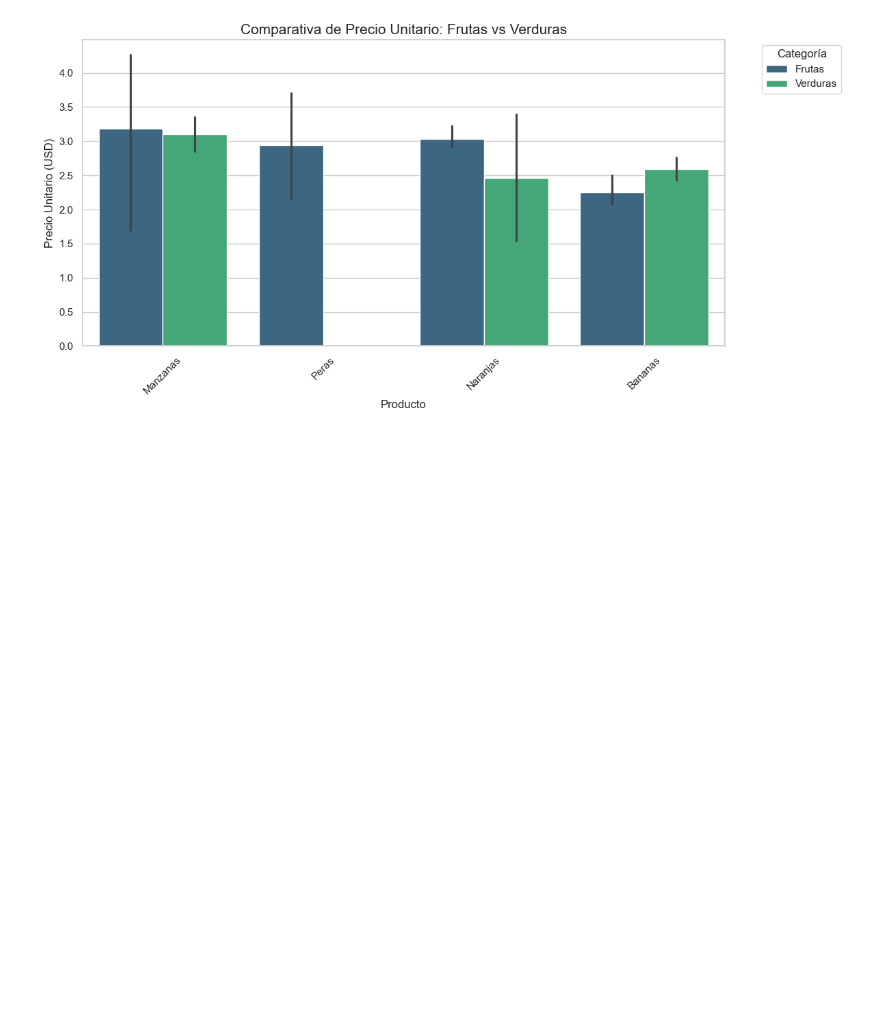
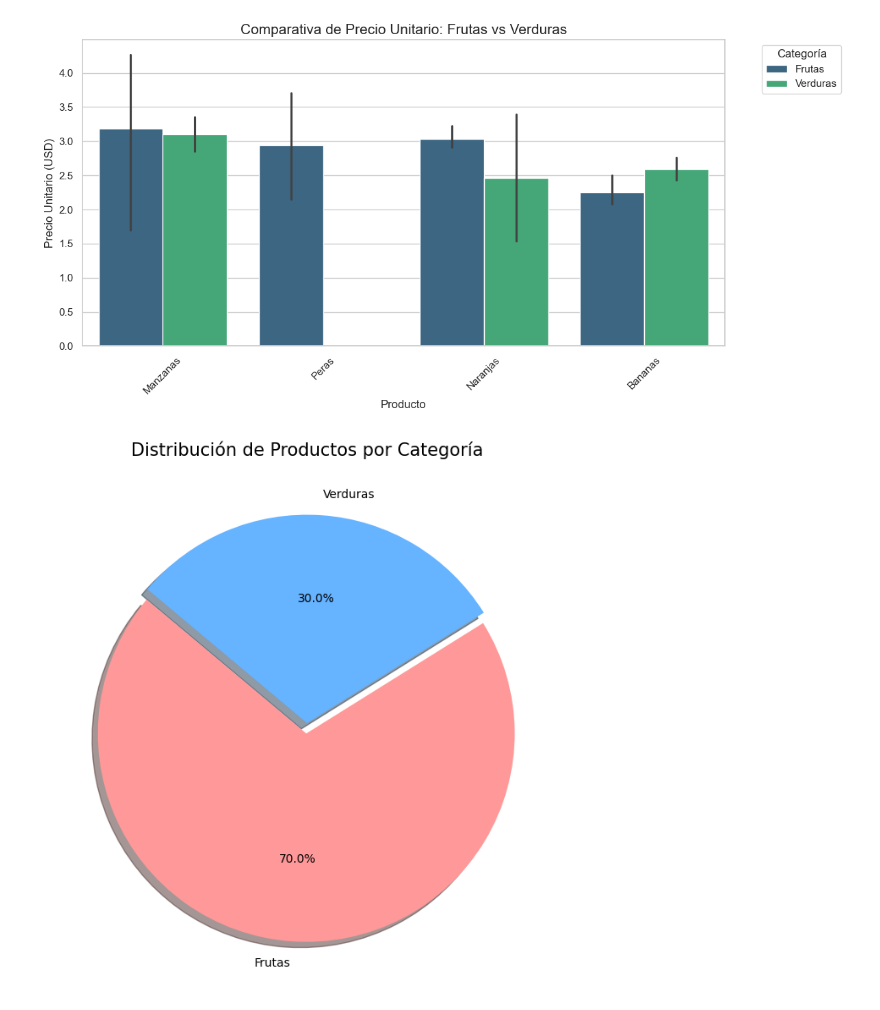
Before and after one commit to AngieJu2023/Proyectos, a Jupyter notebook: Analisis_Ventas.ipynb, the cells around one changed output. Saved outputs shown, nothing was run; the diff lists cells and outputs as text; code cells hidden in the pictures; blank space fills up the shorter version.

Commit message:
Agregué gráfico de torta para categorías

```diff
--- a/Analisis_Ventas.ipynb
+++ b/Analisis_Ventas.ipynb
@@ -184,3 +184,33 @@ plt.show()
 # %% [output]
 La columna ya es numérica, saltando conversión.
 [figure]
+# %%
+import pandas as pd
+import matplotlib.pyplot as plt
+
+url = "https://docs.google.com/spreadsheets/d/18LQO7KKhV8kQ_rxegxFDAcscKxs5Drii/export?format=csv"
+df_ventas = pd.read_csv(url)
+df_ventas.columns = df_ventas.columns.str.strip()
+
+# 1. Preparar los datos: Contar cuántos productos hay por categoría
+conteo_categorias = df_ventas['Categoría'].value_counts()
+
+# 2. Configurar el gráfico
+plt.figure(figsize=(8, 8))
+colores = ['#ff9999','#66b3ff'] # Colores suaves (puedes cambiarlos)
+
+# 3. Crear el gráfico de torta
+plt.pie(
+    conteo_categorias,
+    labels=conteo_categorias.index,
+    autopct='%1.1f%%', # Esto pone el porcentaje con un decimal
+    startangle=140,    # Gira el gráfico para que se vea mejor
+    colors=colores,
+    explode=(0.05, 0),  # "Saca" un poquito la primera tajada para resaltar
+    shadow=True         # Le da un toque de profundidad
+)
+
+plt.title('Distribución de Productos por Categoría', fontsize=15)
+plt.show()
+# %% [output]
+[figure, added]
```
